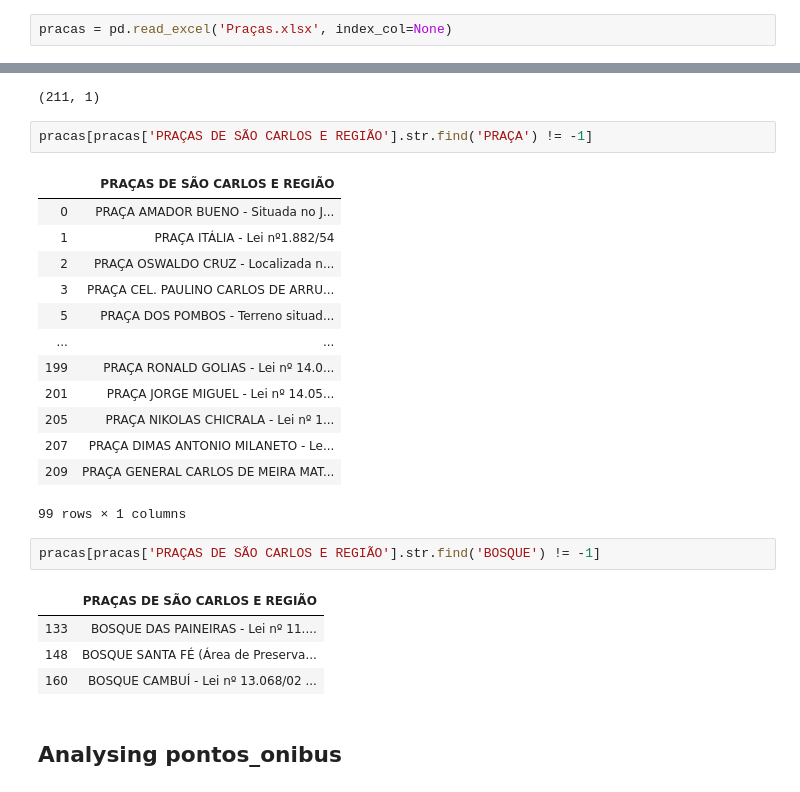
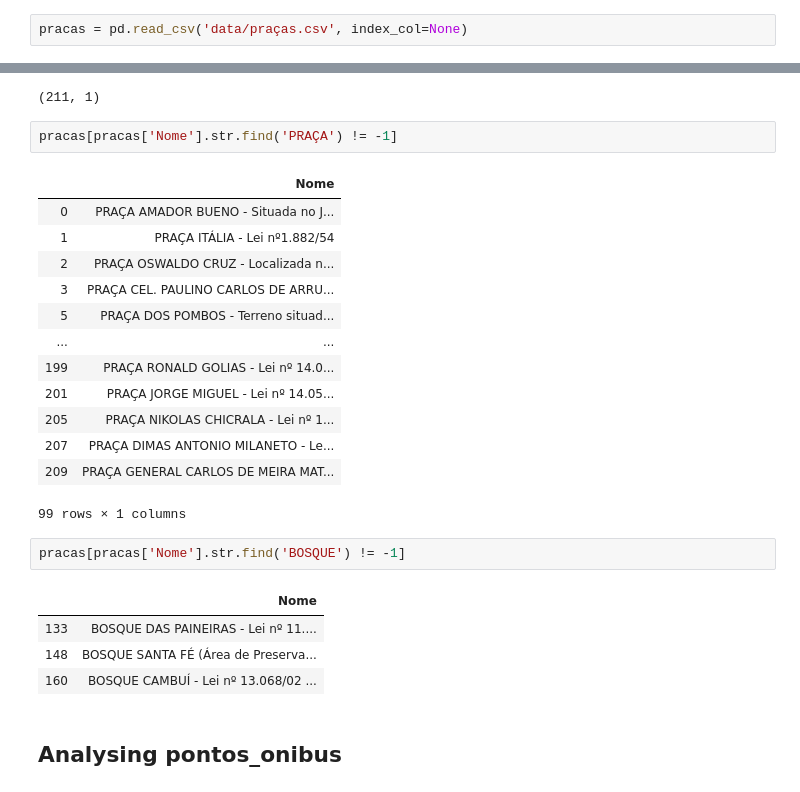
Before and after one commit to tpinhoda/Crimes_Sao_Carlos, a Jupyter notebook: notebooks/1-Initial Analysis.ipynb, the cells around one changed output, grey strips where cells are left out. Cells and saved outputs as stored; diff of their text form.

```diff
--- a/notebooks/1-Initial Analysis.ipynb
+++ b/notebooks/1-Initial Analysis.ipynb
@@ -16,7 +16,7 @@ estabelecimentos.head()
 | 3 | 56886 | CORETINTAS - TINTAS E MULTIPRODUT... | R MIGUEL PETRONI nº 1816 JARDIM B... | COMÉRCIO VAREJISTA DE MATERIAIS D... |
 | 4 | 56339 | INDUSTRIA E COMERCIO DE MOVEIS BE... | R MAJOR MANOEL A DE MATTOS nº 176... | TAPECARIA E REFORMA DE ESTOFAMENT... |
 # %%
-pracas = pd.read_excel('Praças.xlsx', index_col=None)
+pracas = pd.read_csv('data/praças.csv', index_col=None)
 # %%
 pracas.head()
 # %% [output]
@@ -172,9 +172,9 @@ pracas.shape
 # %% [output]
 (211, 1)
 # %%
-pracas[pracas['PRAÇAS DE SÃO CARLOS E REGIÃO'].str.find('PRAÇA') != -1]
+pracas[pracas['Nome'].str.find('PRAÇA') != -1]
 # %% [output]
-|  | PRAÇAS DE SÃO CARLOS E REGIÃO |
+|  | Nome |
 | 0 | PRAÇA AMADOR BUENO - Situada no J... |
 | 1 | PRAÇA ITÁLIA - Lei nº1.882/54 |
 | 2 | PRAÇA OSWALDO CRUZ - Localizada n... |
@@ -188,9 +188,9 @@ pracas[pracas['PRAÇAS DE SÃO CARLOS E REGIÃO'].str.find('PRAÇA') != -1]
 | 209 | PRAÇA GENERAL CARLOS DE MEIRA MAT... |
 99 rows × 1 columns
 # %%
-pracas[pracas['PRAÇAS DE SÃO CARLOS E REGIÃO'].str.find('BOSQUE') != -1]
+pracas[pracas['Nome'].str.find('BOSQUE') != -1]
 # %% [output]
-|  | PRAÇAS DE SÃO CARLOS E REGIÃO |
+|  | Nome |
 | 133 | BOSQUE DAS PAINEIRAS - Lei nº 11.... |
 | 148 | BOSQUE SANTA FÉ (Área de Preserva... |
 | 160 | BOSQUE CAMBUÍ - Lei nº 13.068/02 ... |
```
Also changed, not shown: parts of 46 cells of this notebook, 4 other files.
